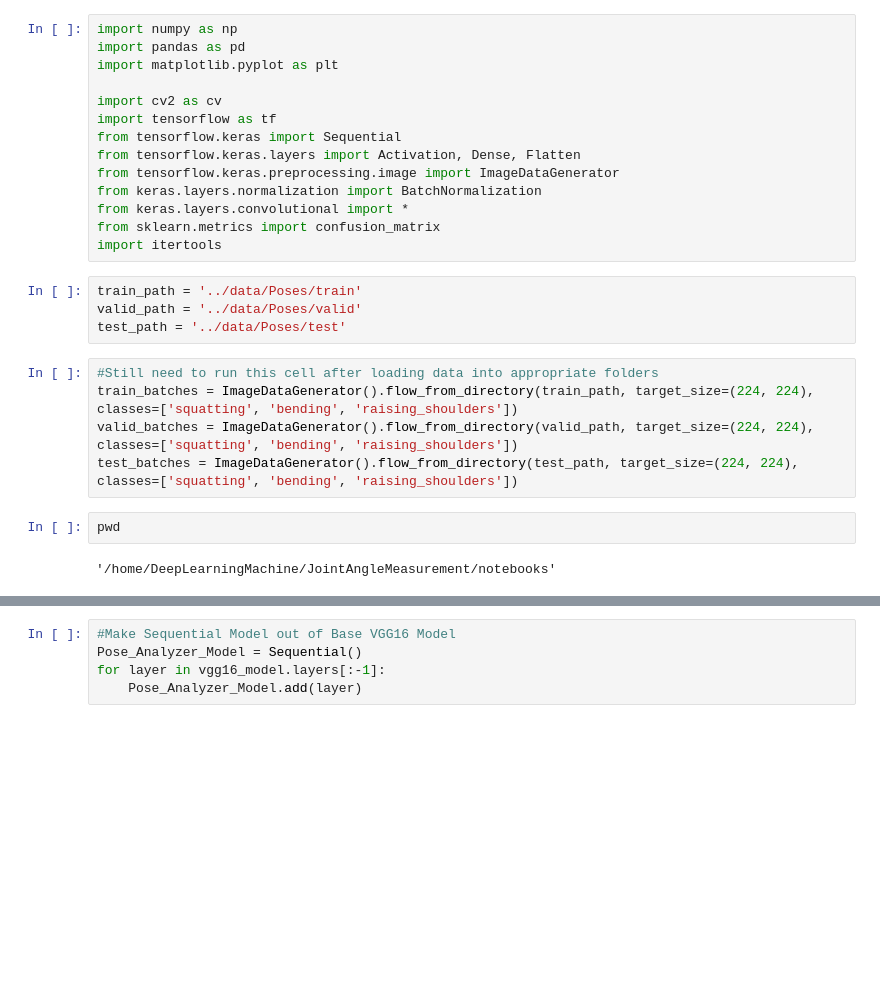
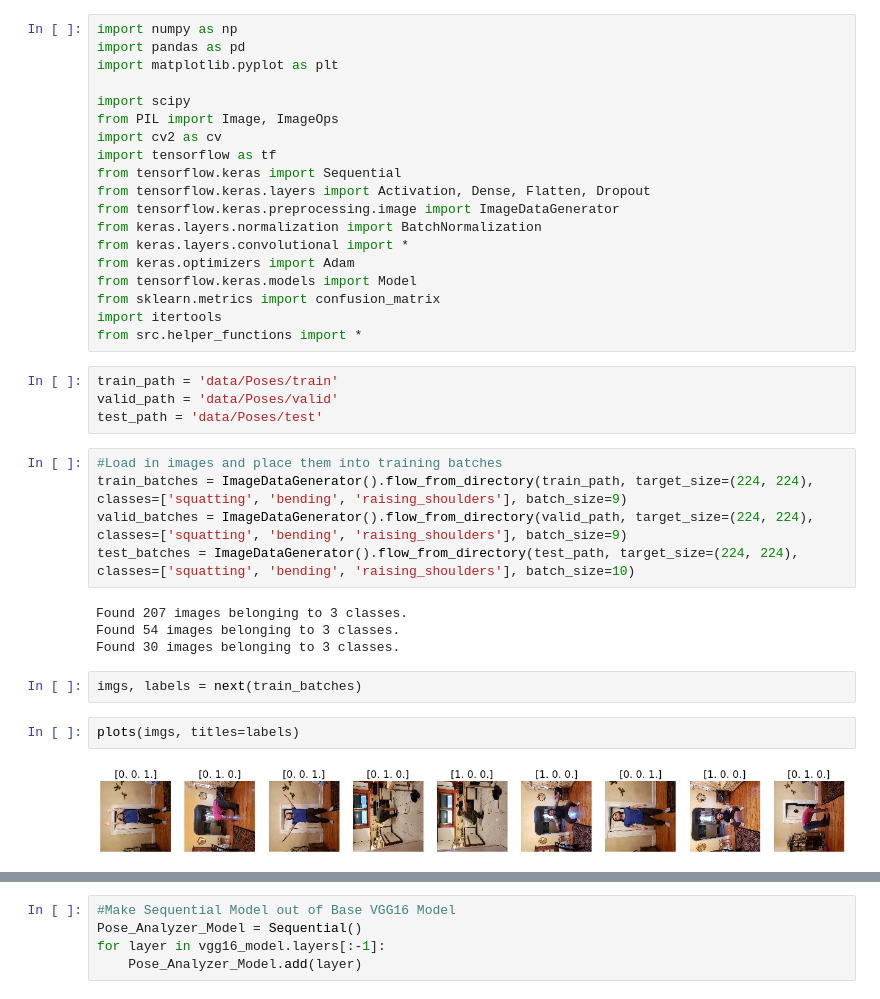
Before and after one commit to moonbeam5115/JointAngleMeasurement, a Jupyter notebook: notebooks/Model_Testing.ipynb, the cells around one changed output, grey strips where cells are left out. Cells and saved outputs as stored; diff of their text form; blank space fills up the shorter version.

```diff
--- a/notebooks/Model_Testing.ipynb
+++ b/notebooks/Model_Testing.ipynb
@@ -3,25 +14,36 @@ import numpy as np
 import pandas as pd
 import matplotlib.pyplot as plt
 
+import scipy
+from PIL import Image, ImageOps
 import cv2 as cv
 import tensorflow as tf
 from tensorflow.keras import Sequential
-from tensorflow.keras.layers import Activation, Dense, Flatten
+from tensorflow.keras.layers import Activation, Dense, Flatten, Dropout
 from tensorflow.keras.preprocessing.image import ImageDataGenerator
 from keras.layers.normalization import BatchNormalization
 from keras.layers.convolutional import *
+from keras.optimizers import Adam
+from tensorflow.keras.models import Model
 from sklearn.metrics import confusion_matrix
 import itertools
+from src.helper_functions import *
 # %%
-train_path = '../data/Poses/train'
-valid_path = '../data/Poses/valid'
-test_path = '../data/Poses/test'
+train_path = 'data/Poses/train'
+valid_path = 'data/Poses/valid'
+test_path = 'data/Poses/test'
 # %%
-#Still need to run this cell after loading data into appropriate folders
-train_batches = ImageDataGenerator().flow_from_directory(train_path, target_size=(224, 224), classes=['squatting', 'bending', 'raising_shoulders'])
-valid_batches = ImageDataGenerator().flow_from_directory(valid_path, target_size=(224, 224), classes=['squatting', 'bending', 'raising_shoulders'])
-test_batches = ImageDataGenerator().flow_from_directory(test_path, target_size=(224, 224), classes=['squatting', 'bending', 'raising_shoulders'])
+#Load in images and place them into training batches
+train_batches = ImageDataGenerator().flow_from_directory(train_path, target_size=(224, 224), classes=['squatting', 'bending', 'raising_shoulders'], batch_size=9)
+valid_batches = ImageDataGenerator().flow_from_directory(valid_path, target_size=(224, 224), classes=['squatting', 'bending', 'raising_shoulders'], batch_size=9)
+test_batches = ImageDataGenerator().flow_from_directory(test_path, target_size=(224, 224), classes=['squatting', 'bending', 'raising_shoulders'], batch_size=10)
+# %% [output]
+Found 207 images belonging to 3 classes.
+Found 54 images belonging to 3 classes.
+Found 30 images belonging to 3 classes.
-# %%
-pwd
-# %% [output]
-'/home/DeepLearningMachine/JointAngleMeasurement/notebooks'
+# %%
+imgs, labels = next(train_batches)
+# %%
+plots(imgs, titles=labels)
+# %% [output]
+[figure, added]
```
Also changed, not shown: parts of 22 cells of this notebook, 1 other file.
